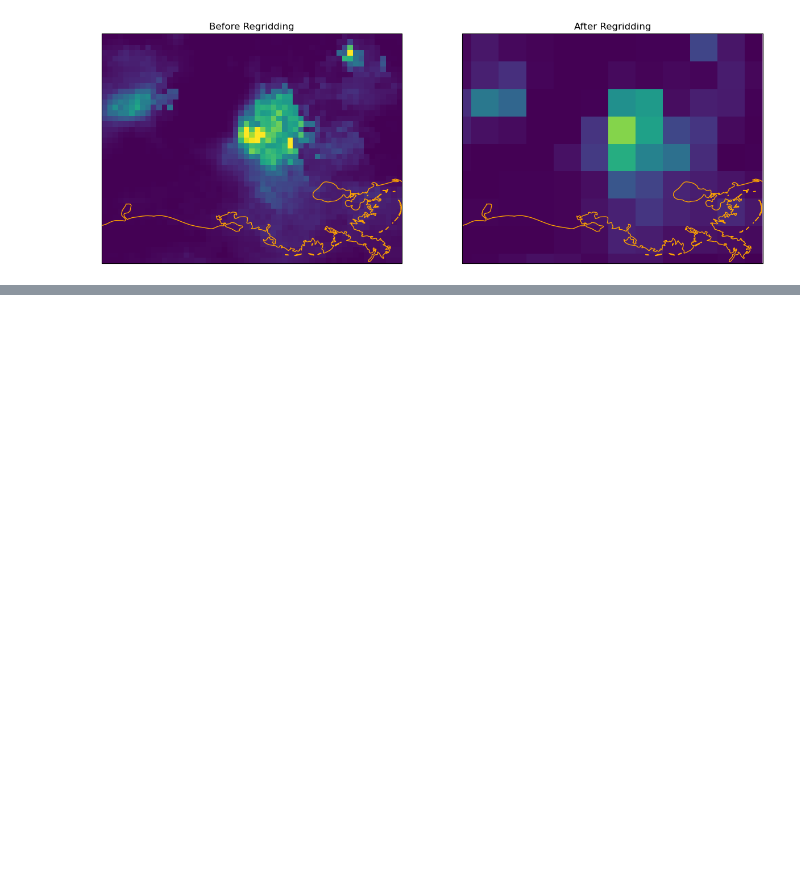
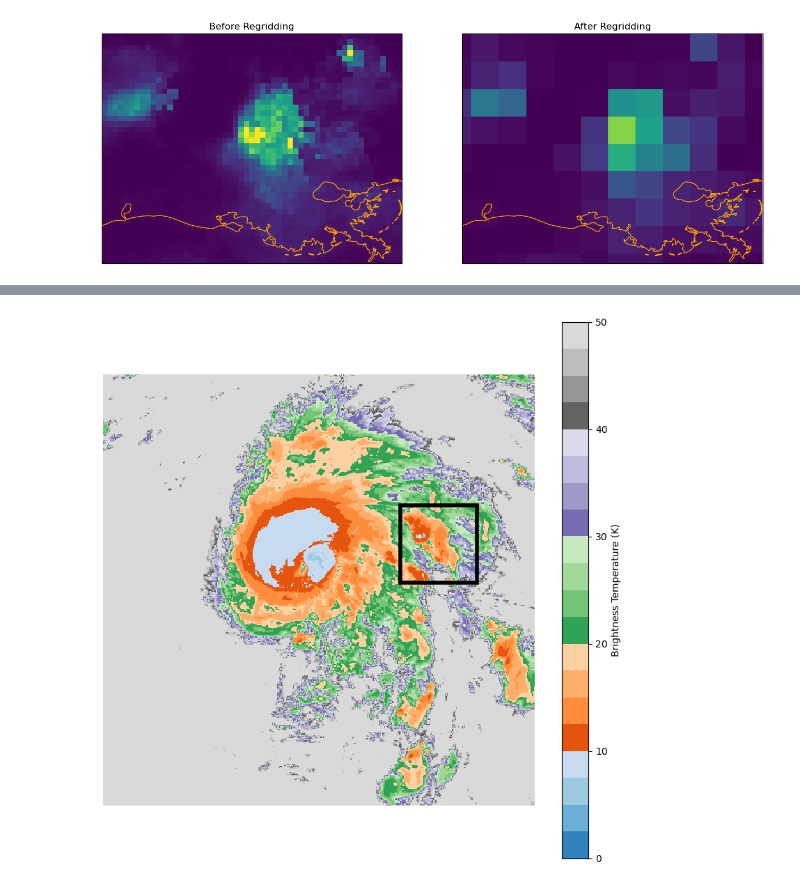
Before and after one commit to synflyn28/jreid-earth-obs-py, a Jupyter notebook: notebooks/gridding_operations.ipynb, the cells around one changed output, grey strips where cells are left out. Saved outputs shown, nothing was run; the diff lists cells and outputs as text; code cells hidden in the pictures; blank space fills up the shorter version.

```diff
--- a/notebooks/gridding_operations.ipynb
+++ b/notebooks/gridding_operations.ipynb
@@ -129,0 +176,6 @@ plt.show()
+# %%
+fname = "../data/goes-meso/michael/OR_ABI-L1b-RadM1-M3C13_G16_s20182822019282_e20182822019350_c20182822019384.nc"
+goesnc_sm = Dataset(fname, 'r')
+C13 = goesnc_sm.variables['Rad'][:]
+sm_x = goesnc_sm.variables['x'][:]
+sm_y = goesnc_sm.variables['y'][:]
@@ -129,0 +184,23 @@ plt.show()
+# %%
+vmin = 0
+vmax = 50
+
+delta = 0.005
+xbot = -0.025
+ybot = 0.075
+
+lower_left = (xbot, ybot)
+# %%
+fig, axes = plt.subplots(ncols=1, nrows=1, figsize=[10, 10])
+
+meso = axes.pcolormesh(sm_x, sm_y, C13, vmin=vmin, vmax=vmax, cmap=plt.get_cmap("tab20c"))
+fig.colorbar(meso, label='Brightness Temperature (K)')
+zoom_box = patches.Rectangle(lower_left, delta, delta,
+             linewidth=4, edgecolor='black', facecolor='none')
+axes.add_patch(zoom_box)
+axes.set_aspect('equal')
+axes.axis('off')
+
+plt.show()
+# %% [output]
+[figure, added]
```
Also changed, not shown: parts of 12 cells of this notebook.
